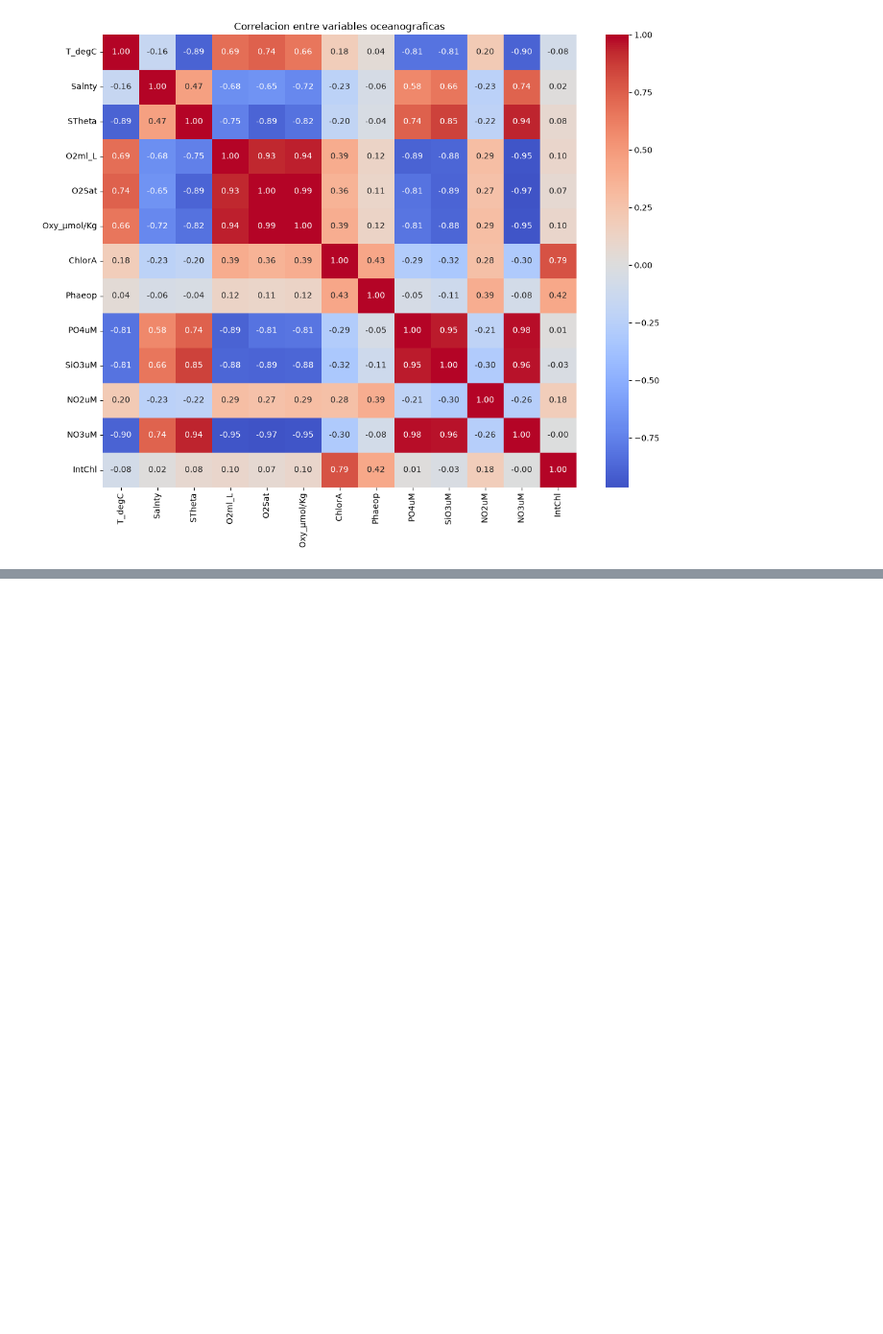
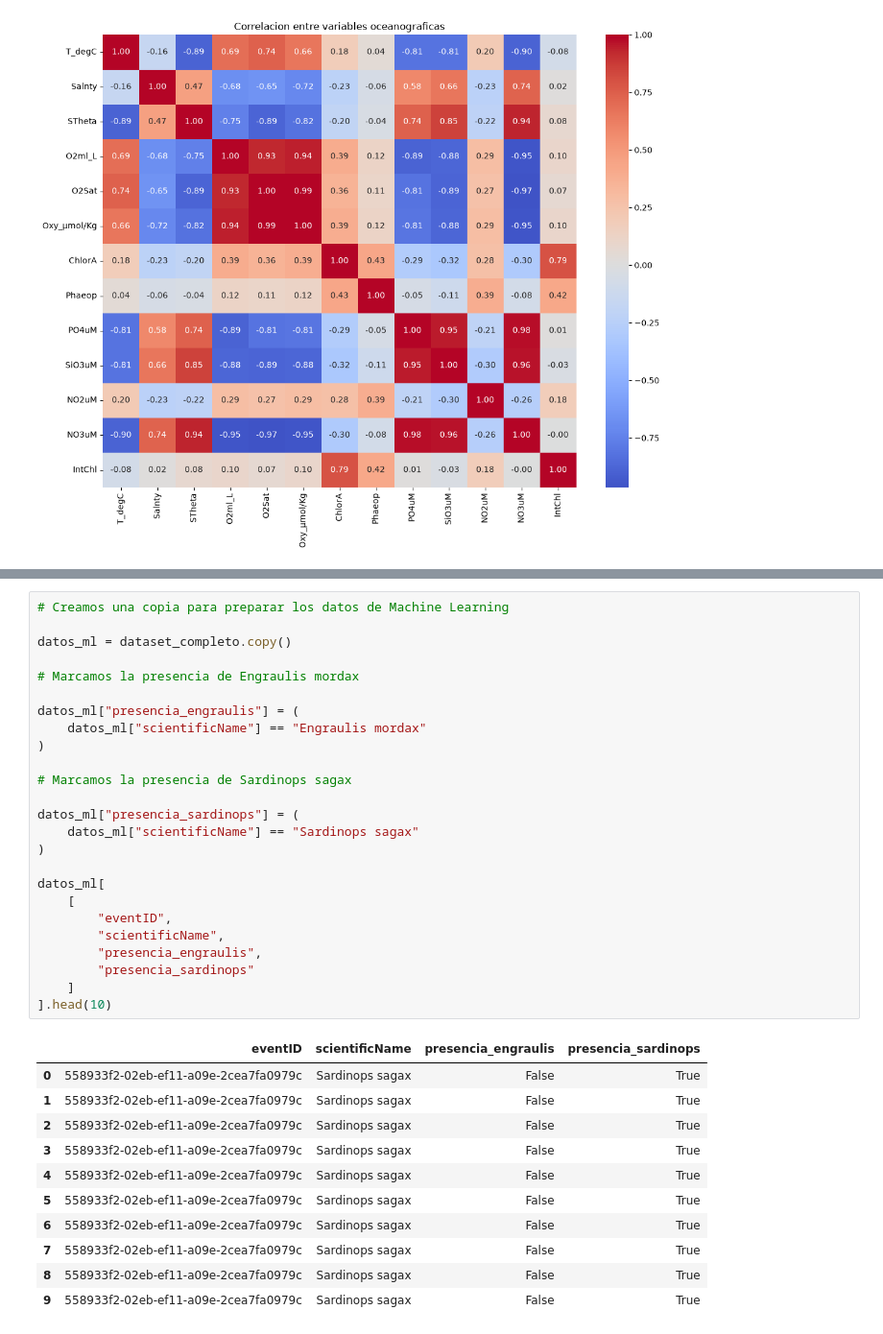
Before and after one commit to 4GeeksAcademy/proyecto-final-data-science--ECS, a Jupyter notebook: notebooks/final/proyecto_final.ipynb, the cells around one changed output, grey strips where cells are left out. Shown at 96% size. Drawn from its saved outputs; the diff is of its cells as text; blank space fills up the shorter version.

Commit message:
Actualiza proyecto final hasta preparacion de Machine Learning

```diff
--- a/notebooks/final/proyecto_final.ipynb
+++ b/notebooks/final/proyecto_final.ipynb
@@ -1391,0 +1426,37 @@ El siguiente paso sera preparar los datos para Machine Learning, decidir que var
+# %%
+# Creamos una copia para preparar los datos de Machine Learning
+
+datos_ml = dataset_completo.copy()
+
+# Marcamos la presencia de Engraulis mordax
+
+datos_ml["presencia_engraulis"] = (
+    datos_ml["scientificName"] == "Engraulis mordax"
+)
+
+# Marcamos la presencia de Sardinops sagax
+
+datos_ml["presencia_sardinops"] = (
+    datos_ml["scientificName"] == "Sardinops sagax"
+)
+
+datos_ml[
+    [
+        "eventID",
+        "scientificName",
+        "presencia_engraulis",
+        "presencia_sardinops"
+    ]
+].head(10)
+# %% [output]
+|  | eventID | scientificName | presencia_engraulis | presencia_sardinops |
+| 0 | 558933f2-02eb-ef11-a09e-2cea7fa0979c | Sardinops sagax | False | True |
+| 1 | 558933f2-02eb-ef11-a09e-2cea7fa0979c | Sardinops sagax | False | True |
+| 2 | 558933f2-02eb-ef11-a09e-2cea7fa0979c | Sardinops sagax | False | True |
+| 3 | 558933f2-02eb-ef11-a09e-2cea7fa0979c | Sardinops sagax | False | True |
+| 4 | 558933f2-02eb-ef11-a09e-2cea7fa0979c | Sardinops sagax | False | True |
+| 5 | 558933f2-02eb-ef11-a09e-2cea7fa0979c | Sardinops sagax | False | True |
+| 6 | 558933f2-02eb-ef11-a09e-2cea7fa0979c | Sardinops sagax | False | True |
+| 7 | 558933f2-02eb-ef11-a09e-2cea7fa0979c | Sardinops sagax | False | True |
+| 8 | 558933f2-02eb-ef11-a09e-2cea7fa0979c | Sardinops sagax | False | True |
+| 9 | 558933f2-02eb-ef11-a09e-2cea7fa0979c | Sardinops sagax | False | True |
```
Also changed, not shown: parts of 18 cells of this notebook.
